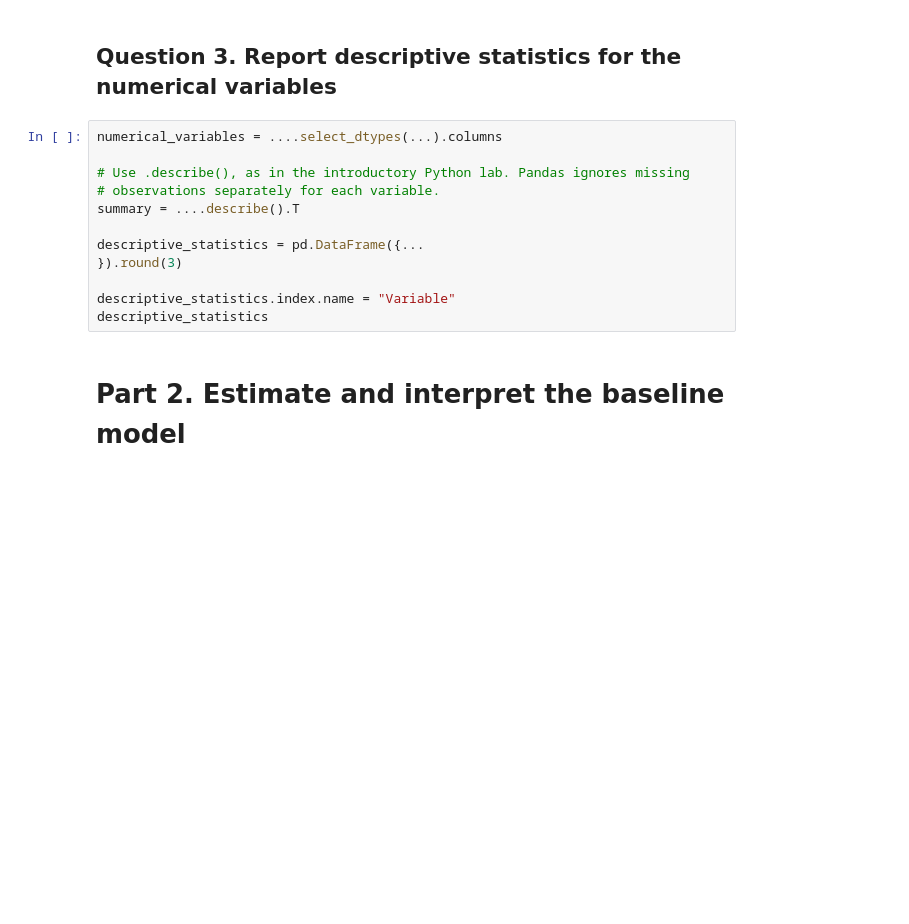
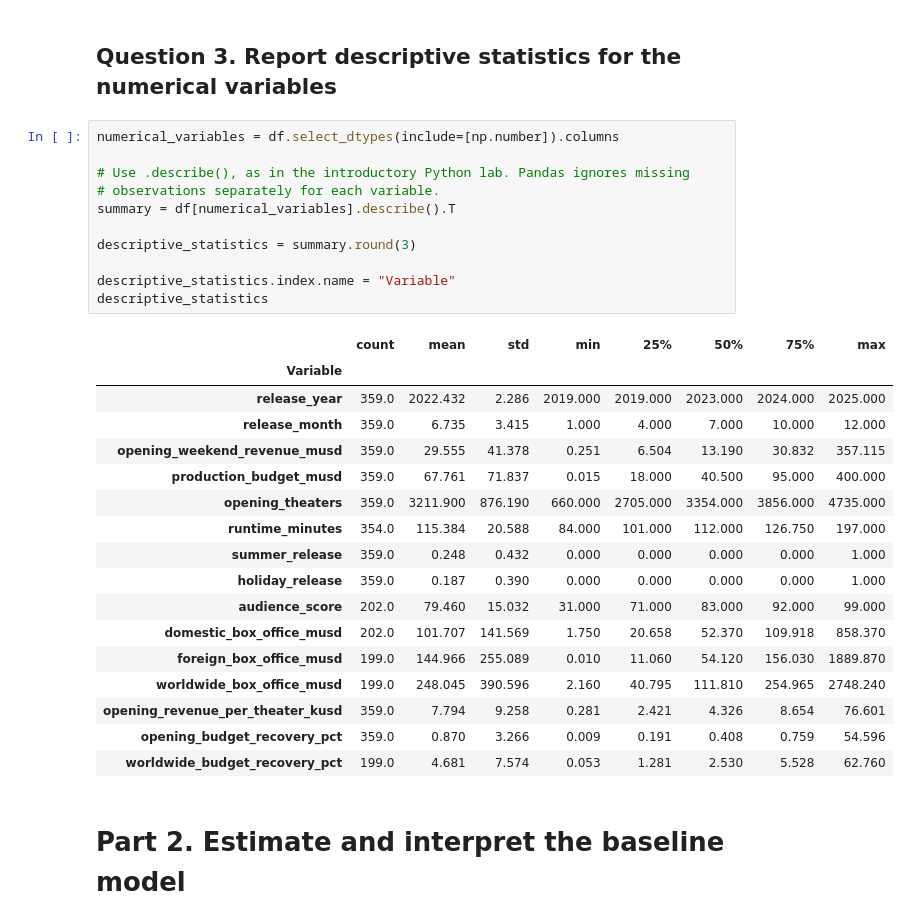
Before and after one commit to xiaogouyy/ass1, a Jupyter notebook: MGSC661_Movie_Regression_Homework_hints.ipynb, the cells around one changed output. Cells and saved outputs as stored; diff of their text form; blank space fills up the shorter version.

Commit message:
Refactor data analysis code to improve clarity and output formatting

```diff
--- a/MGSC661_Movie_Regression_Homework_hints.ipynb
+++ b/MGSC661_Movie_Regression_Homework_hints.ipynb
@@ -72,17 +72,34 @@ missing_report
 # %% [markdown]
 ## Question 3. Report descriptive statistics for the numerical variables
 # %%
-numerical_variables = ....select_dtypes(...).columns
+numerical_variables = df.select_dtypes(include=[np.number]).columns
 
 # Use .describe(), as in the introductory Python lab. Pandas ignores missing
 # observations separately for each variable.
-summary = ....describe().T
+summary = df[numerical_variables].describe().T
 
-descriptive_statistics = pd.DataFrame({...
-}).round(3)
+descriptive_statistics = summary.round(3)
 
 descriptive_statistics.index.name = "Variable"
 descriptive_statistics
+# %% [output]
+|  | count | mean | std | min | 25% | 50% | 75% | max |
+| Variable |  |  |  |  |  |  |  |  |
+| release_year | 359.0 | 2022.432 | 2.286 | 2019.000 | 2019.000 | 2023.000 | 2024.000 | 2025.000 |
+| release_month | 359.0 | 6.735 | 3.415 | 1.000 | 4.000 | 7.000 | 10.000 | 12.000 |
+| opening_weekend_revenue_musd | 359.0 | 29.555 | 41.378 | 0.251 | 6.504 | 13.190 | 30.832 | 357.115 |
+| production_budget_musd | 359.0 | 67.761 | 71.837 | 0.015 | 18.000 | 40.500 | 95.000 | 400.000 |
+| opening_theaters | 359.0 | 3211.900 | 876.190 | 660.000 | 2705.000 | 3354.000 | 3856.000 | 4735.000 |
+| runtime_minutes | 354.0 | 115.384 | 20.588 | 84.000 | 101.000 | 112.000 | 126.750 | 197.000 |
+| summer_release | 359.0 | 0.248 | 0.432 | 0.000 | 0.000 | 0.000 | 0.000 | 1.000 |
+| holiday_release | 359.0 | 0.187 | 0.390 | 0.000 | 0.000 | 0.000 | 0.000 | 1.000 |
+| audience_score | 202.0 | 79.460 | 15.032 | 31.000 | 71.000 | 83.000 | 92.000 | 99.000 |
+| domestic_box_office_musd | 202.0 | 101.707 | 141.569 | 1.750 | 20.658 | 52.370 | 109.918 | 858.370 |
+| foreign_box_office_musd | 199.0 | 144.966 | 255.089 | 0.010 | 11.060 | 54.120 | 156.030 | 1889.870 |
+| worldwide_box_office_musd | 199.0 | 248.045 | 390.596 | 2.160 | 40.795 | 111.810 | 254.965 | 2748.240 |
+| opening_revenue_per_theater_kusd | 359.0 | 7.794 | 9.258 | 0.281 | 2.421 | 4.326 | 8.654 | 76.601 |
+| opening_budget_recovery_pct | 359.0 | 0.870 | 3.266 | 0.009 | 0.191 | 0.408 | 0.759 | 54.596 |
+| worldwide_budget_recovery_pct | 199.0 | 4.681 | 7.574 | 0.053 | 1.281 | 2.530 | 5.528 | 62.760 |
 # %% [markdown]
 # Part 2. Estimate and interpret the baseline model
 # %% [markdown]
```
